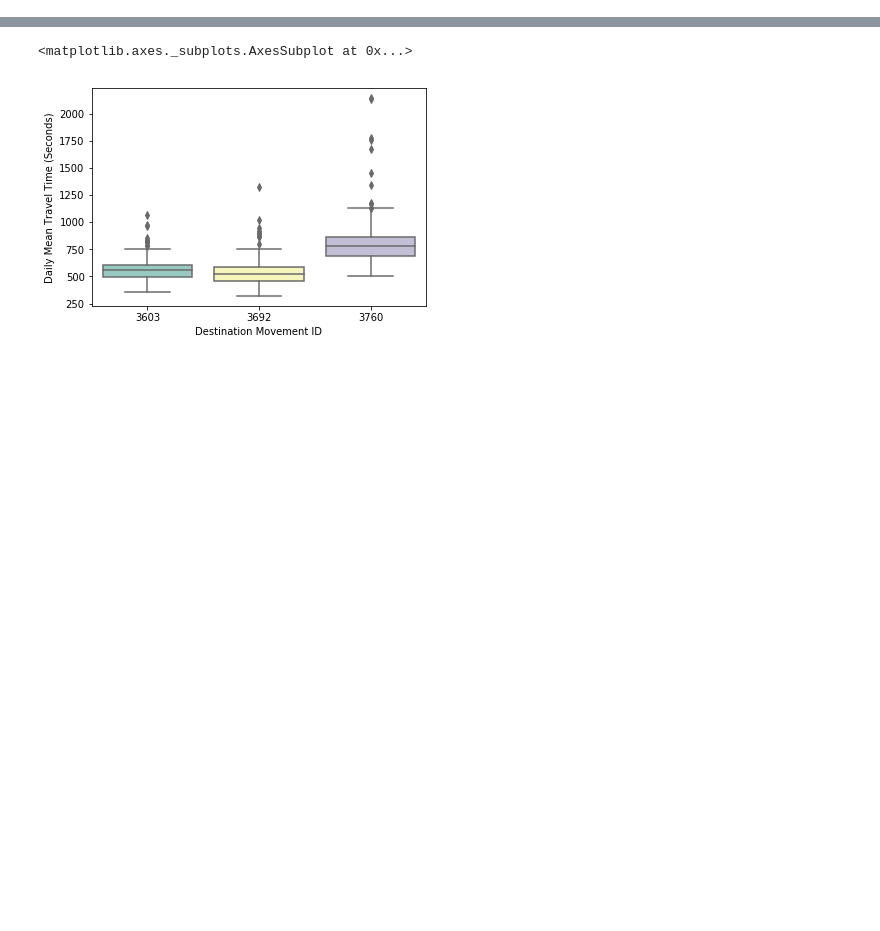
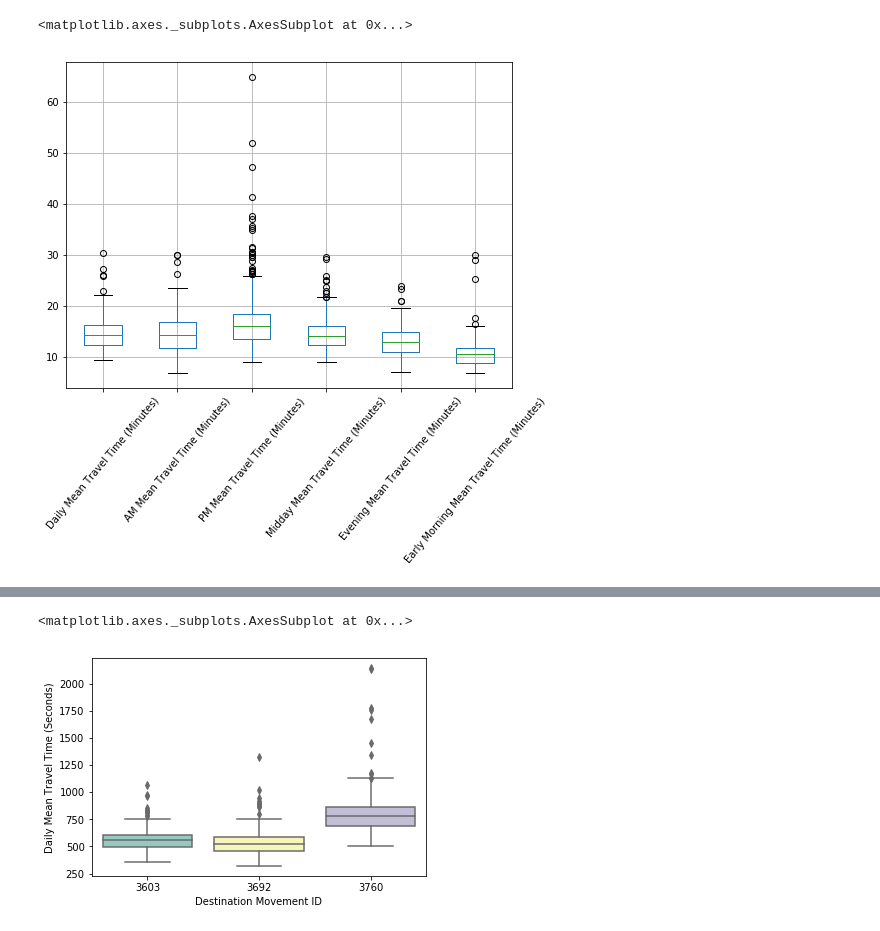
Before and after one commit to annsudhart/DataHacks2020, a Jupyter notebook: Datahacks 2020 Andrea.ipynb, the cells around one changed output, grey strips where cells are left out. Saved outputs shown, nothing was run; the diff lists cells and outputs as text; code cells hidden in the pictures; blank space fills up the shorter version.

```diff
--- a/Datahacks 2020 Andrea.ipynb
+++ b/Datahacks 2020 Andrea.ipynb
@@ -491,0 +231,5 @@ ax
+# %%
+traveltimesperhotspot(bh_hotspots_3394)
+# %% [output]
+<matplotlib.axes._subplots.AxesSubplot at 0x...>
+[figure, added]
```
Also changed, not shown: parts of 54 cells of this notebook.
